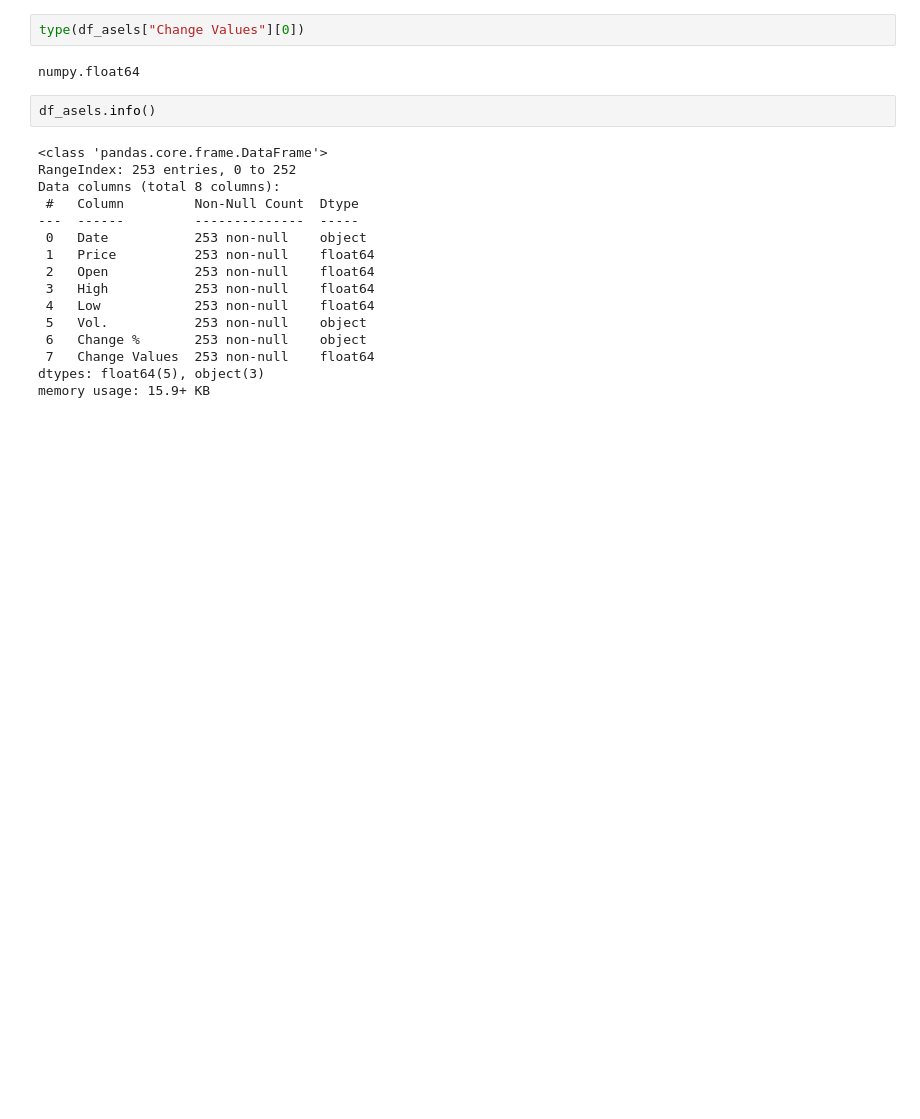
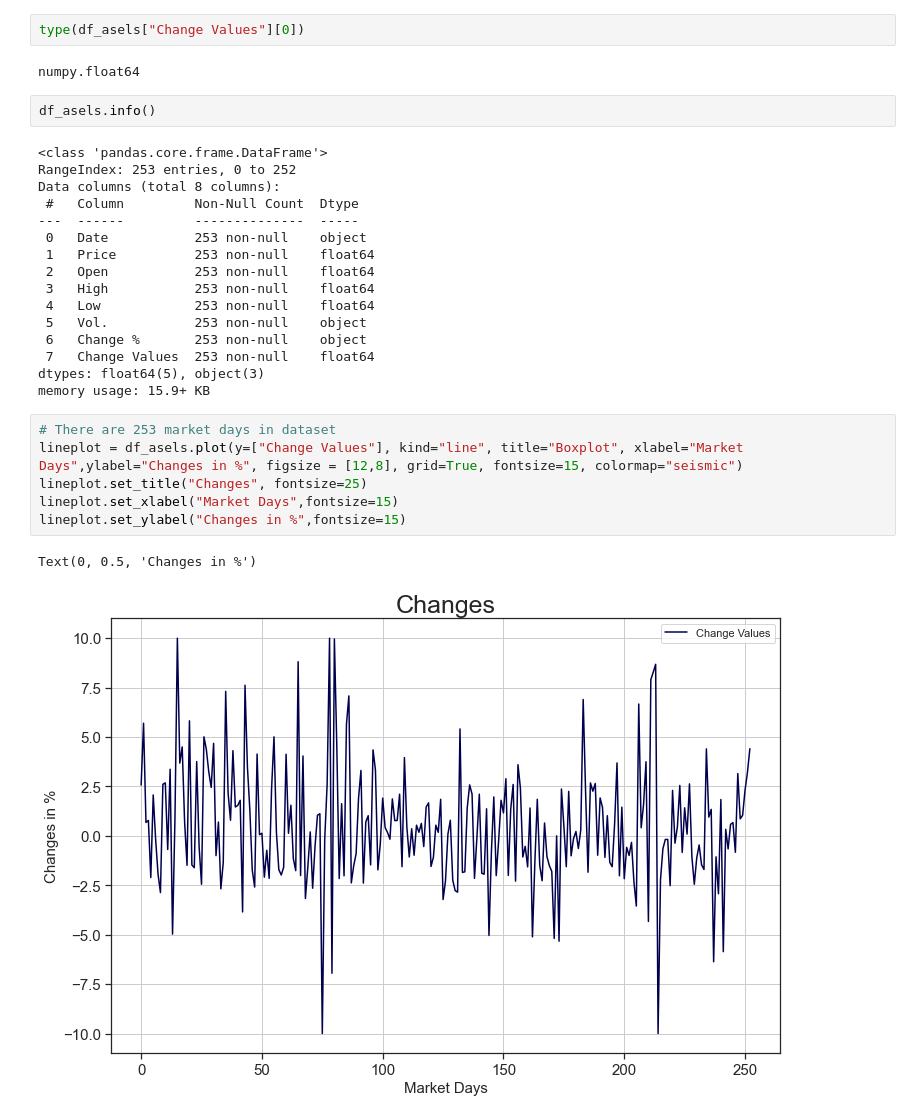
Before and after one commit to MAAykanat/Probabilistic-Approach-To-BIST30, a Jupyter notebook: ASELS_Analysis.ipynb, the cells around one changed output. Cells and saved outputs as stored; diff of their text form; blank space fills up the shorter version.

Commit message:
Market changes in ASELS graph added

```diff
--- a/ASELS_Analysis.ipynb
+++ b/ASELS_Analysis.ipynb
@@ -176,3 +176,12 @@ Data columns (total 8 columns):
  7   Change Values  253 non-null    float64
 dtypes: float64(5), object(3)
 memory usage: 15.9+ KB
+# %%
+# There are 253 market days in dataset
+lineplot = df_asels.plot(y=["Change Values"], kind="line", title="Boxplot", xlabel="Market Days",ylabel="Changes in %", figsize = [12,8], grid=True, fontsize=15, colormap="seismic")
+lineplot.set_title("Changes", fontsize=25)
+lineplot.set_xlabel("Market Days",fontsize=15)
+lineplot.set_ylabel("Changes in %",fontsize=15)
+# %% [output]
+Text(0, 0.5, 'Changes in %')
+[figure, added]
```
Also changed, not shown: parts of 1 cell of this notebook.
